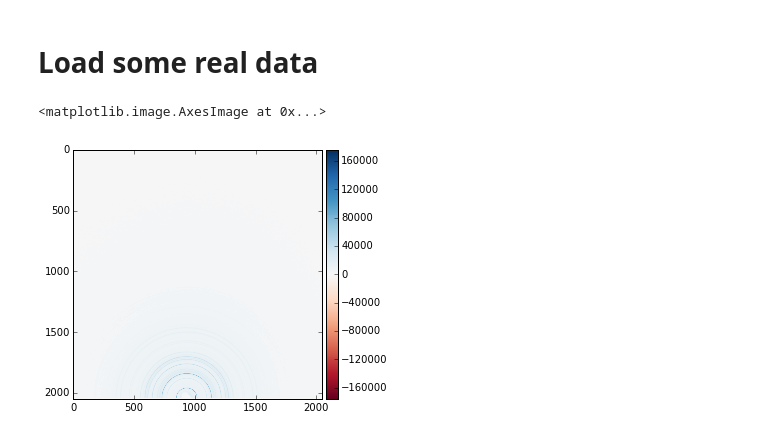
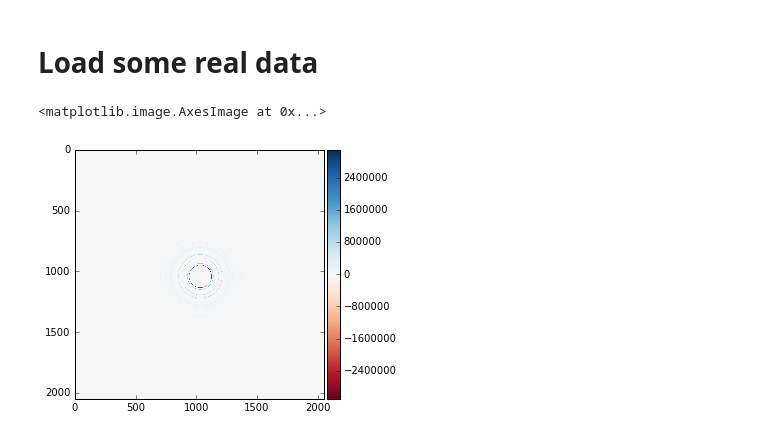
Before and after one commit to chuckie82/hackathon, a Jupyter notebook: ben_sandbox.ipynb, the cells around one changed output. Saved outputs shown, nothing was run; the diff lists cells and outputs as text; code cells hidden in the pictures.

```diff
--- a/ben_sandbox.ipynb
+++ b/ben_sandbox.ipynb
@@ -98,10 +98,11 @@ len(white_black_images)
 # %% [markdown]
 # Load some real data
 # %%
-filename = "./data/K08Fe2-xNixSe2-x100-B817_400mm_300K-00129.tif"
-arr = np.array([[4,4,1],[0,-1,-2],[1,4,4]])
-image = io.imread(filename,as_grey=True)
+#filename = "./data/K08Fe2-xNixSe2-x100-B817_400mm_300K-00129.tif"
+filename = "./Ni_300K-00044.tif"
+#arr = np.array([[4,4,1],[0,-1,-2],[1,4,4]])
+image = io.imread(filename)
 io.imshow(image)
 # %% [output]
 <matplotlib.image.AxesImage at 0x...>
-[figure, old version]
+[figure, new version]
```
Also changed, not shown: parts of 10 cells of this notebook.
